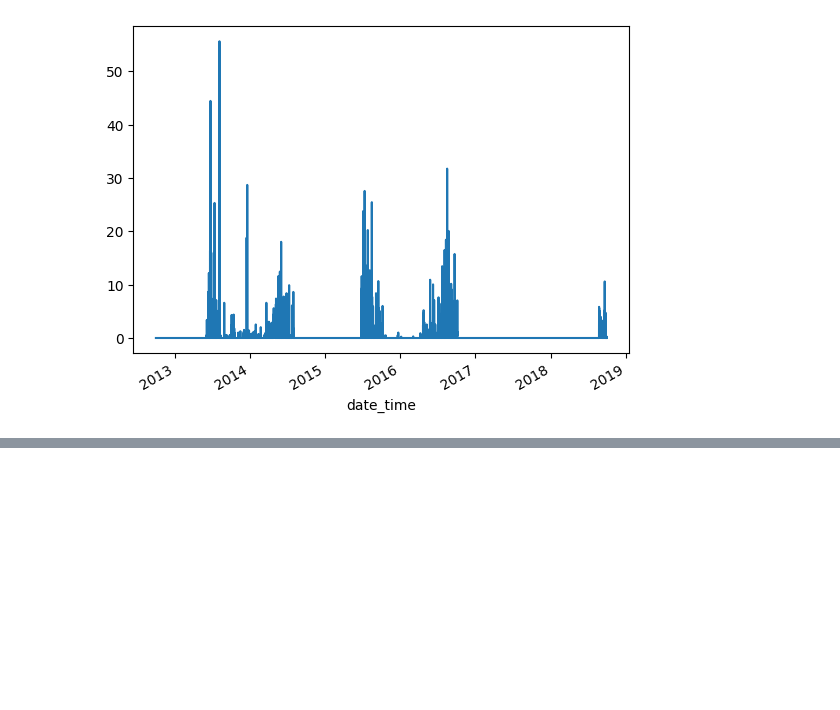
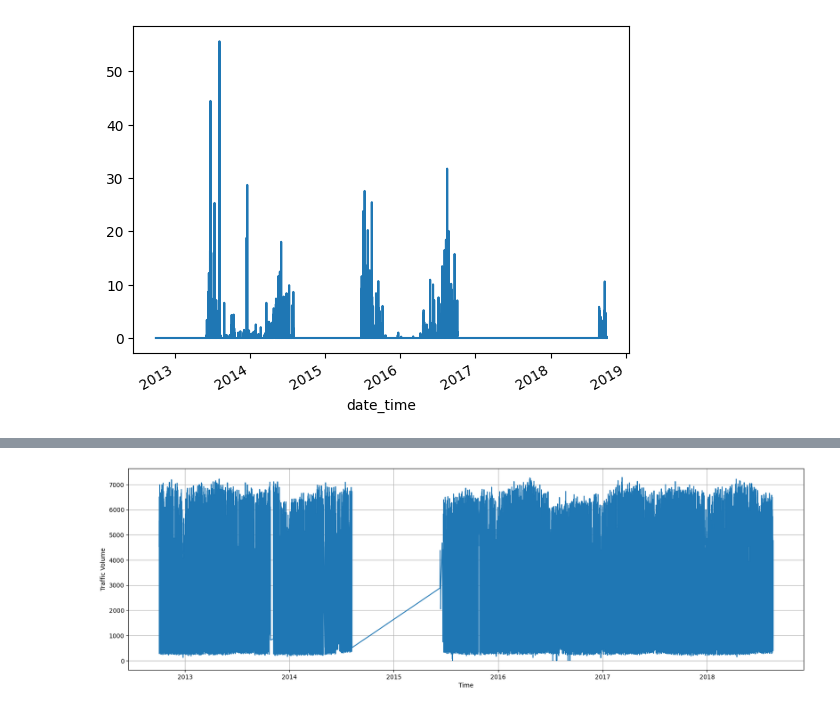
Before and after one commit to lokesh-c-das/TrafficVolumePrediction, a Jupyter notebook: dataPreprocessing_LSTM.ipynb, the cells around one changed output, grey strips where cells are left out. Saved outputs shown, nothing was run; the diff lists cells and outputs as text; code cells hidden in the pictures; blank space fills up the shorter version.

```diff
--- a/dataPreprocessing_LSTM.ipynb
+++ b/dataPreprocessing_LSTM.ipynb
@@ -116,0 +136,21 @@ traffic_data
+# %%
+split_date = '2018-08-20'
+train_data = traffic_data.loc[traffic_data.index <= split_date].copy()
+test_data = traffic_data.loc[traffic_data.index > split_date].copy()
+# %%
+def plot_series(time, series, format='-', start=0, end=None):
+    plt.plot(time[start:end], series[start:end],format)
+    plt.xlabel('Time')
+    plt.ylabel('Traffic Volume')
+    plt.grid(True)
+# %%
+x_train = np.array(train_data['traffic_volume'])
+x_valid = np.array(test_data['traffic_volume'])
+
+time_train = np.array(train_data['ds'])
+time_valid = np.array(test_data['ds'])
+
+plt.figure(figsize=(20,6))
+plot_series(time_train, x_train)
+# %% [output]
+[figure, added]
```
Also changed, not shown: parts of 26 cells of this notebook.
